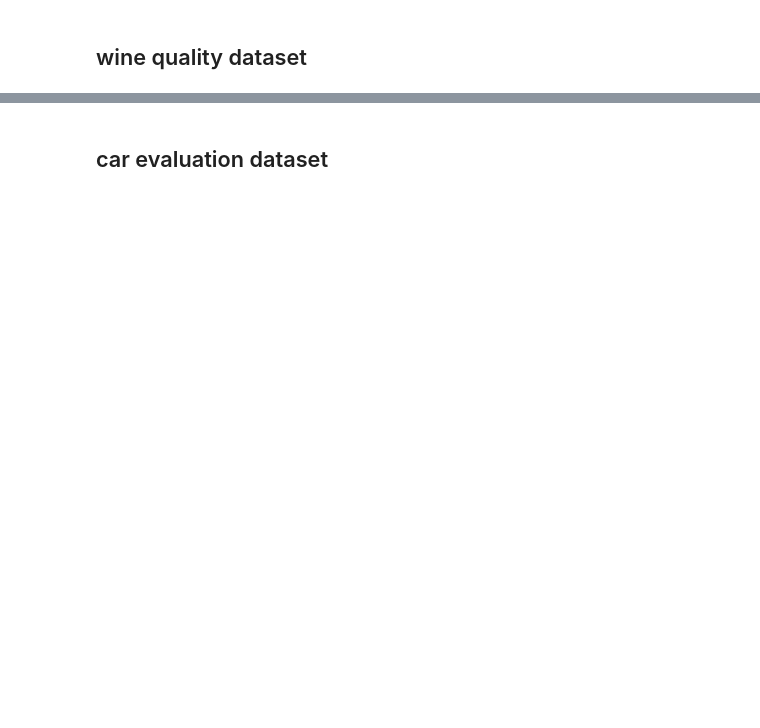
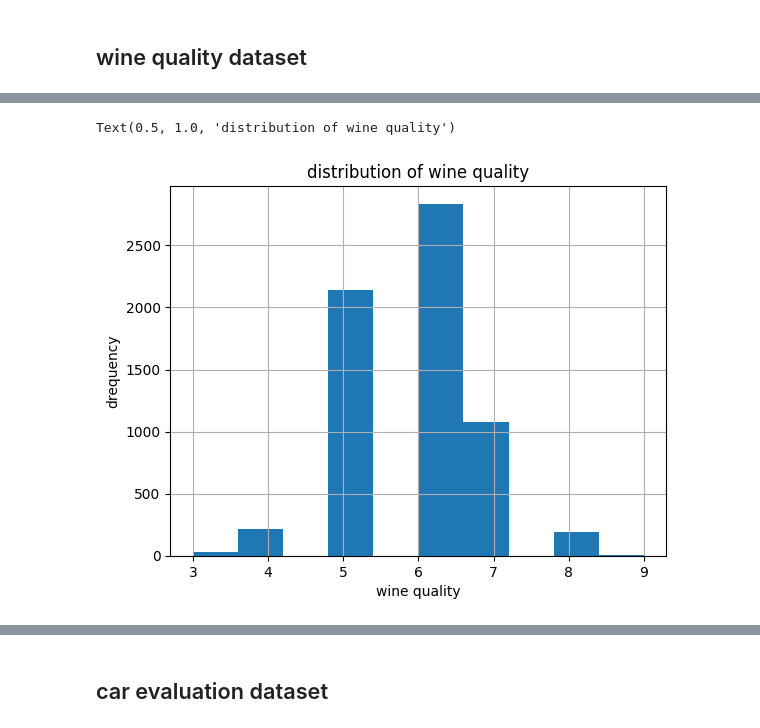
Before and after one commit to mafits/opt-ordinal-scorecards, a Jupyter notebook: test_ordinal.ipynb, the cells around one changed output, grey strips where cells are left out. Cells and saved outputs as stored; diff of their text form; code cells hidden in the pictures; blank space fills up the shorter version.

Commit message:
test binary + finish test wine quality

```diff
--- a/test_ordinal.ipynb
+++ b/test_ordinal.ipynb
@@ -146,2 +257,5 @@ print(wine_quality_data.variables)
+# %%
+import pandas as pd
+wine_quality_y = pd.Series(wine_quality_y['quality'], name='quality')
 # %%
 wine_quality_y.value_counts()
@@ -148,10 +272,13 @@ wine_quality_y.value_counts()
 # %%
 from matplotlib import pyplot as plt
 
 wine_quality_y.hist()
-plt.xlabel('Class')
-plt.ylabel('Frequency')
-plt.title('Distribution of Class')
+plt.xlabel('wine quality')
+plt.ylabel('drequency')
+plt.title('distribution of wine quality')
+# %% [output]
+Text(0.5, 1.0, 'distribution of wine quality')
+[figure, added]
 # %%
 from scorecard import Scorecard
 import time
```
Also changed, not shown: parts of 27 cells of this notebook, 2 other files.
